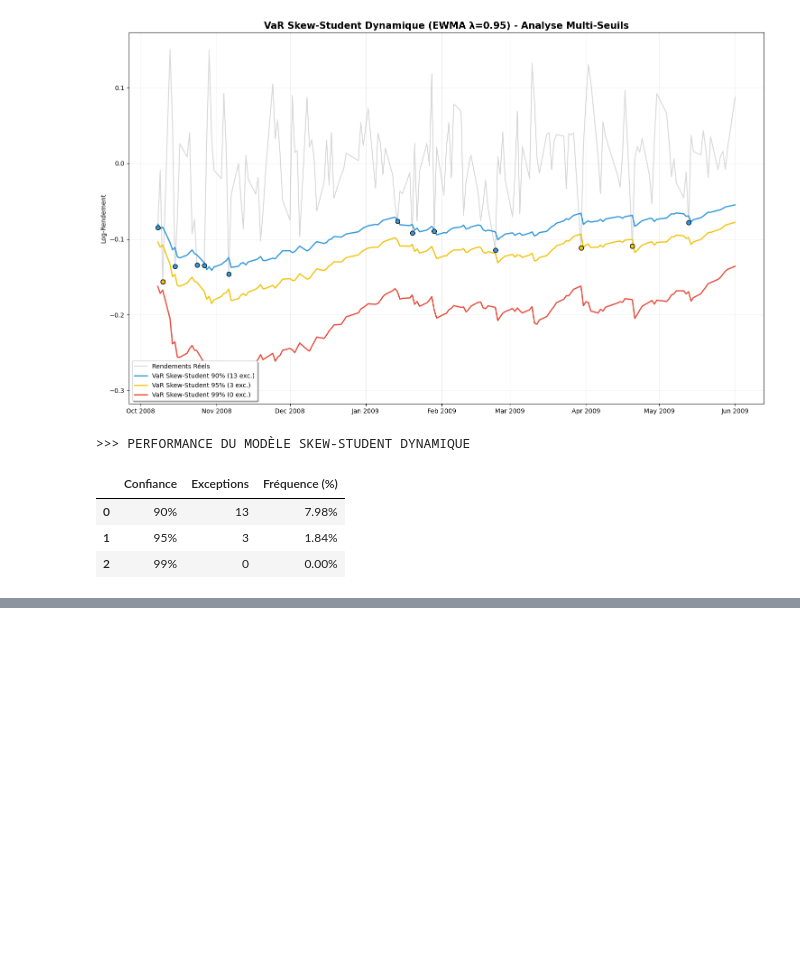
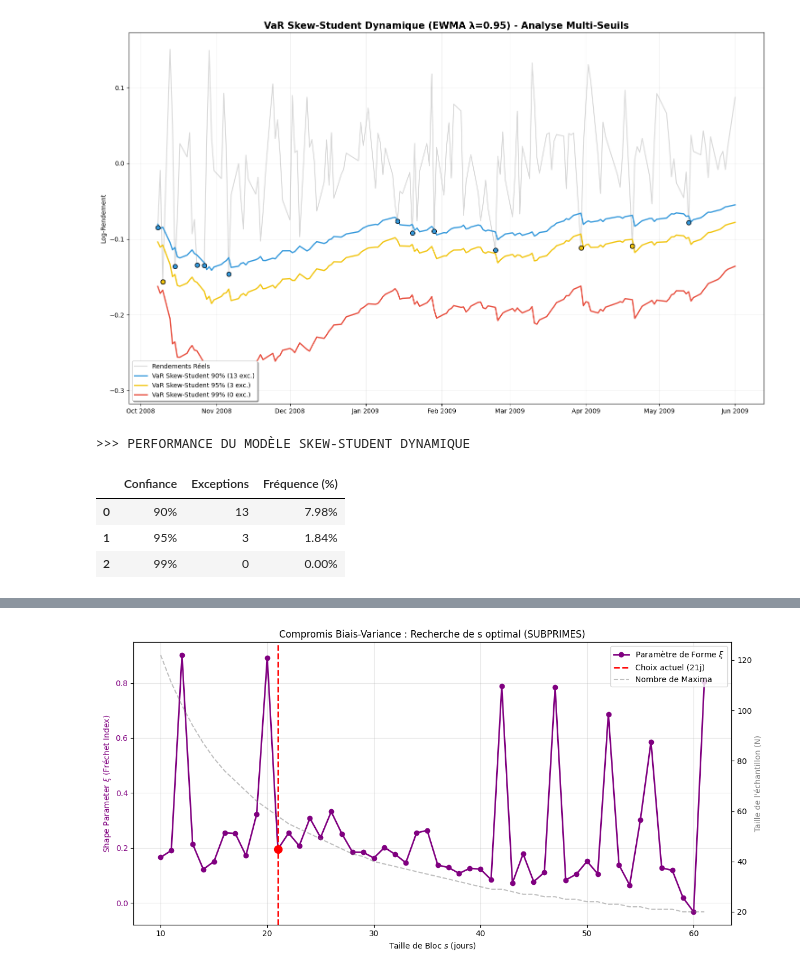
Before and after one commit to ClementYvernault/stat_risque_extreme, a Jupyter notebook: code_part_1.ipynb, the cells around one changed output, grey strips where cells are left out. Saved outputs shown, nothing was run; the diff lists cells and outputs as text; code cells hidden in the pictures; blank space fills up the shorter version.

```diff
--- a/code_part_1.ipynb
+++ b/code_part_1.ipynb
@@ -1301,0 +1720,86 @@ display(pd.DataFrame(summary_skew_dyn))
+# %%
+import numpy as np
+import pandas as pd
+import matplotlib.pyplot as plt
+import scipy.stats as stats
+
+# --- FONCTION D'ANALYSE DE STABILITÉ ---
+def analyze_block_size_stability(df_source, start_date, end_date, scenario_name):
+    print(f"\n--- Analyse de Stabilité : {scenario_name} ---")
+
+    # 1. Préparation des données (Pertes positives)
+    mask = (df_source.index >= start_date) & (df_source.index <= end_date)
+    losses = -df_source.loc[mask, 'Log_Returns']
+
+    # 2. Paramètres de la boucle
+    # On teste des tailles de 10 jours (2 semaines) à 60 jours (1 trimestre)
+    block_sizes = range(10, 65, 1)
+
+    xi_values = []
+    valid_sizes = []
+    n_points_history = [] # Pour garder une trace du nombre de maxima utilisés
+
+    for s in block_sizes:
+        # a. Création de l'échantillon de maxima
+        n_blocks = len(losses) // s
+
+        # SÉCURITÉ : Il faut au moins 20 points pour que l'estimation MLE ait du sens
+        if n_blocks < 20:
+            continue
+
+        maxima = [losses.iloc[i*s : (i+1)*s].max() for i in range(n_blocks)]
+
+        # b. Estimation GEV
+        try:
+            # fit renvoie (c, loc, scale). Rappel : xi = -c
+            c_est, loc_est, scale_est = stats.genextreme.fit(maxima)
+            xi_est = -c_est
+
+            # Filtrage des valeurs aberrantes (si l'algo diverge)
+            if -1 < xi_est < 1.5:
+                xi_values.append(xi_est)
+                valid_sizes.append(s)
+                n_points_history.append(n_blocks)
+        except:
+            pass # Si l'optimisation échoue, on ignore ce bloc
+
+    # --- 3. VISUALISATION ---
+    fig, ax1 = plt.subplots(figsize=(12, 6))
+
+    # Trace de la courbe Xi
+    ax1.plot(valid_sizes, xi_values, 'o-', color='purple', linewidth=2, label=r'Paramètre de Forme $\xi$')
+    ax1.set_xlabel("Taille de Bloc $s$ (jours)")
+    ax1.set_ylabel(r"Shape Parameter $\xi$ (Fréchet Index)", color='purple')
+    ax1.tick_params(axis='y', labelcolor='purple')
+    ax1.grid(True, alpha=0.3)
+
+    # Trace indicative du nombre de points (Axe de droite)
+    ax2 = ax1.twinx()
+    ax2.plot(valid_sizes, n_points_history, '--', color='gray', alpha=0.5, label='Nombre de Maxima')
+    ax2.set_ylabel("Taille de l'échantillon (N)", color='gray')
+
+    # Marquage du choix actuel (21 jours)
+    if 21 in valid_sizes:
+        xi_21 = xi_values[valid_sizes.index(21)]
+        ax1.axvline(21, color='red', linestyle='--', linewidth=2, label='Choix actuel (21j)')
+        ax1.scatter(21, xi_21, color='red', s=100, zorder=5)
+
+    # Titre et Légendes
+    plt.title(f"Compromis Biais-Variance : Recherche de s optimal ({scenario_name})")
+    lines1, labels1 = ax1.get_legend_handles_labels()
+    lines2, labels2 = ax2.get_legend_handles_labels()
+    ax1.legend(lines1 + lines2, labels1 + labels2, loc='upper right')
+
+    plt.tight_layout()
+    plt.show()
+
+    return valid_sizes, xi_values
+
+# --- EXÉCUTION SUR LES DEUX CRISES ---
+
+# 1. Scénario Subprimes (2004-2008)
+analyze_block_size_stability(df_clean, subprime_train_start, subprime_train_end, "SUBPRIMES")
+
+# 2. Scénario COVID (2016-2020)
+analyze_block_size_stability(df_clean, covid_train_start, covid_train_end, "COVID-19")
+# %% [output]
@@ -1301,0 +1807 @@ display(pd.DataFrame(summary_skew_dyn))
+[figure, added]
```
Also changed, not shown: parts of 26 cells of this notebook, 2 other files.
